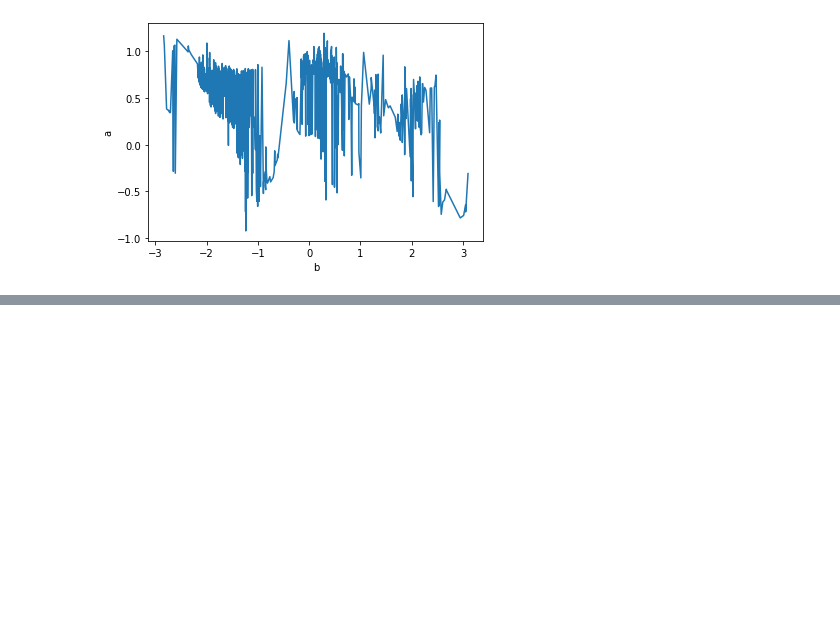
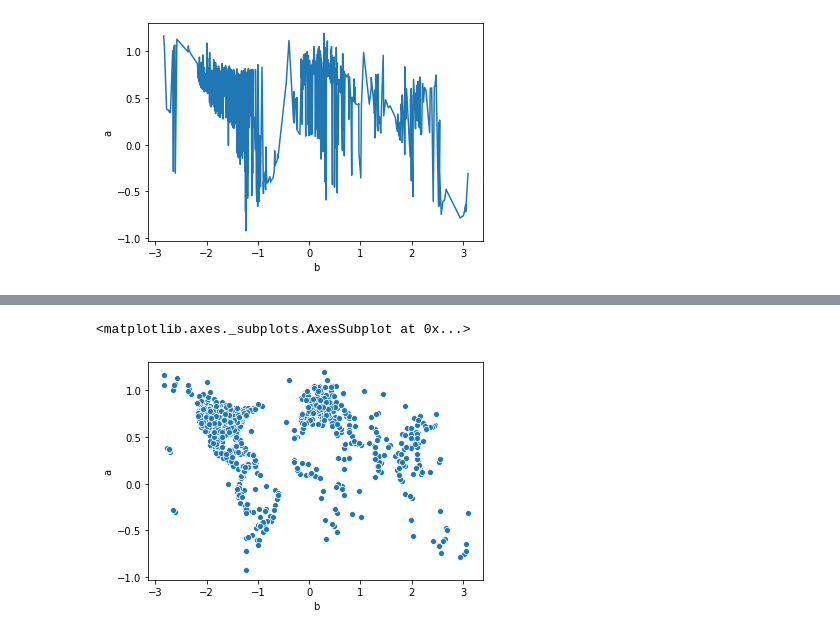
Before and after one commit to Tclack88/Lambda, a Jupyter notebook: CS/pre-endorsement-sprint/puzzle.ipynb, the cells around one changed output, grey strips where cells are left out. Saved outputs shown, nothing was run; the diff lists cells and outputs as text; code cells hidden in the pictures; blank space fills up the shorter version.

```diff
--- a/CS/pre-endorsement-sprint/puzzle.ipynb
+++ b/CS/pre-endorsement-sprint/puzzle.ipynb
@@ -53,0 +77,5 @@ sb.pairplot(df1)
+# %%
+sb.scatterplot(df.b,df.a);
+# %% [output]
+<matplotlib.axes._subplots.AxesSubplot at 0x...>
+[figure, added]
```
Also changed, not shown: parts of 20 cells of this notebook.
